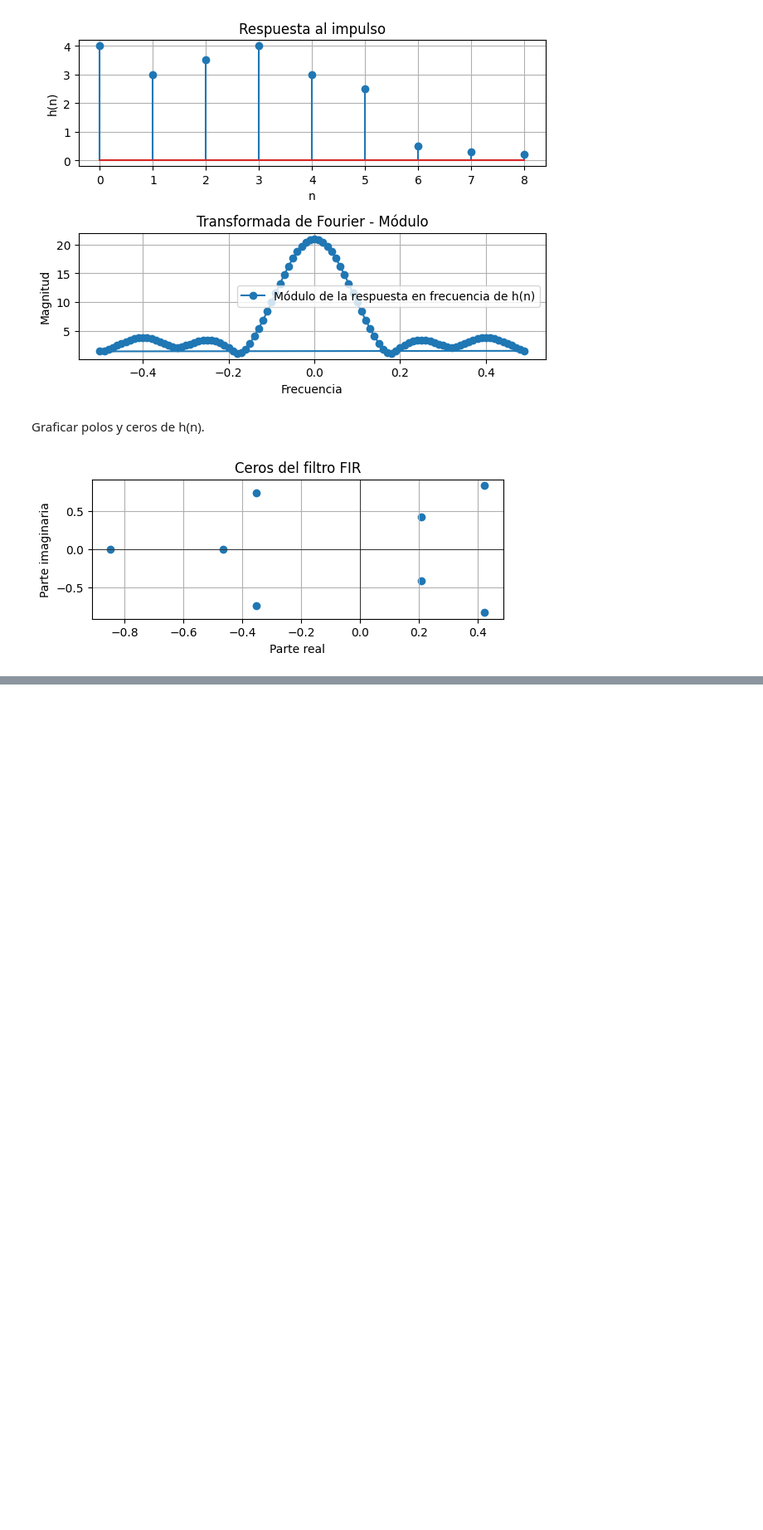
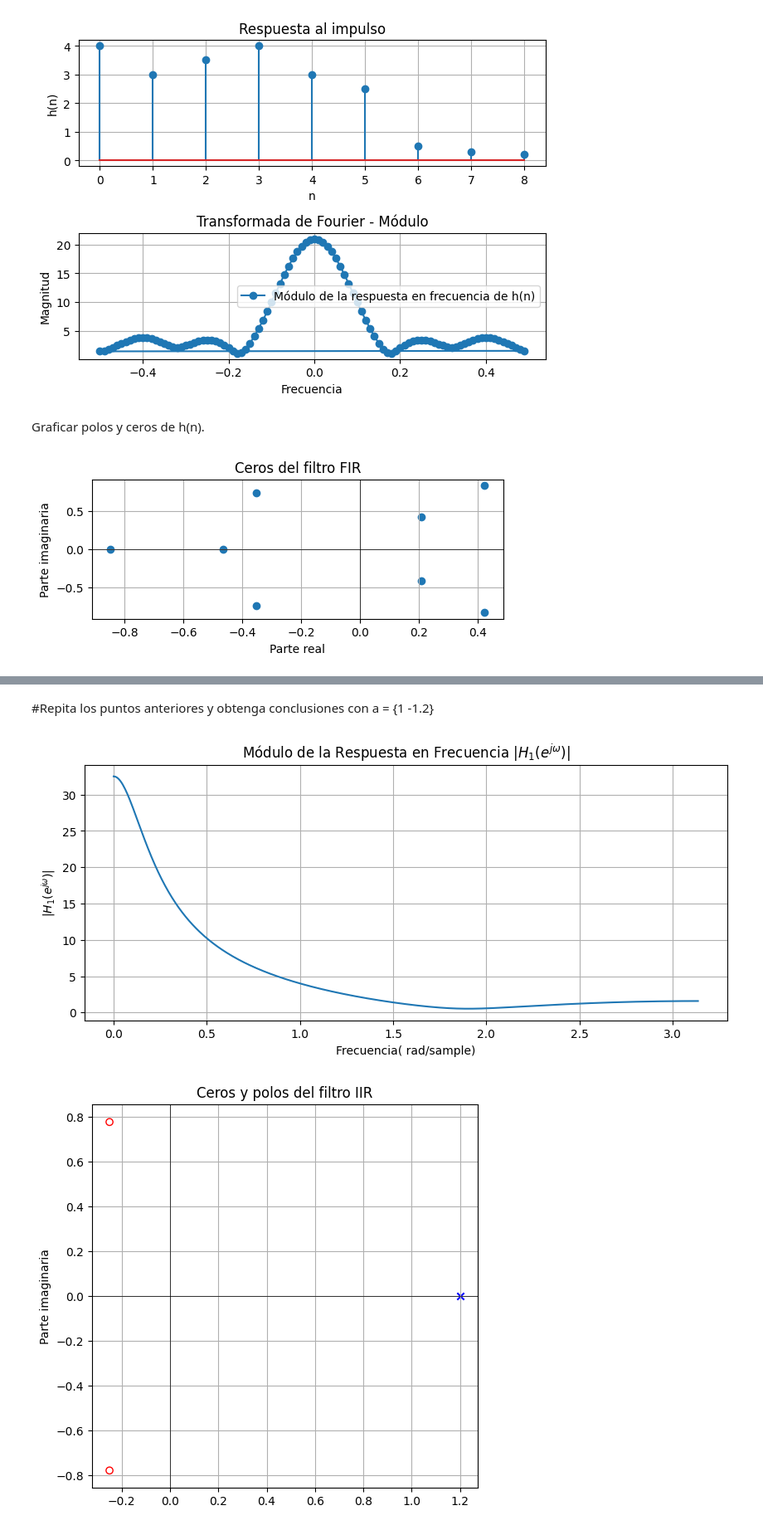
Before and after one commit to camilamon123/Estocasticos, a Jupyter notebook: Estoca.ipynb, the cells around one changed output, grey strips where cells are left out. Shown: that part at 83% size. Cells and saved outputs as stored; diff of their text form; code cells hidden in the pictures; blank space fills up the shorter version.

```diff
--- a/Estoca.ipynb
+++ b/Estoca.ipynb
@@ -141,0 +254,58 @@ plt.show()
+# %% [markdown]
+#Repita los puntos anteriores y obtenga conclusiones con a = {1 -1.2}
+# %%
+import numpy as np
+import matplotlib.pyplot as plt
+from scipy.signal import freqz, lfilter, square, convolve, tf2zpk
+
+#coeficientes
+b = np.array([3, 1.5, 2])
+
+
+#Repita los puntos anteriores y obtenga conclusiones con a = {1 -1.2}
+
+a_1 = np.array([1 ,-1.2])
+
+w_1, H_1 = freqz(b,a_1, worN=512)
+
+plt.figure(figsize=(10, 4))
+plt.plot(w_1 , np.abs(H_1))
+plt.title('Módulo de la Respuesta en Frecuencia |$H_1$($e^{jω}$)|')
+plt.xlabel('Frecuencia( rad/sample)')
+plt.ylabel('|$H_1$($e^{jω}$)|')
+plt.grid(True)
+plt.show()
+
+#Graficar polos y ceros de h(n).
+
+zeros,poles,_ = tf2zpk(b,a_1) # con esta funcion obtenes los ceros, polos y ganancia
+plt.figure(figsize=(6, 6))
+plt.scatter(np.real(zeros), np.imag(zeros), marker='o', facecolors='none', edgecolors='r', label='Ceros')
+plt.scatter(np.real(poles), np.imag(poles), marker='x', color='b', label='Polos')
+plt.title('Ceros y polos del filtro IIR')
+plt.ylabel('Parte imaginaria')
+plt.axhline(0, color='black', linewidth=0.5)
+plt.axvline(0, color='black', linewidth=0.5)
+plt.grid(True)
+plt.show()
+
+#Utilice la misma onda cuadrada de la actividad anterior para obtener la salida del sistema LTI).
+
+# entrada x(n)
+M = 100
+n = np.arange(M)
+x = square(2 * np.pi * 0.02 * n)
+
+# Calcular la salida del sistema utilizando filter
+y = lfilter(b, a_1, x)
+# Graficar la salida y(n) en el tiempo
+plt.figure(figsize=(10, 4))
+plt.plot(n, y)
+plt.title('Respuesta Temporal y(n) (a = {1, -0.6})')
+plt.xlabel('n')
+plt.ylabel('y(n)')
+plt.grid(True)
+plt.show()
+# %% [output]
+[figure, added]
+[figure, added]
```
Also changed, not shown: parts of 6 cells of this notebook.
